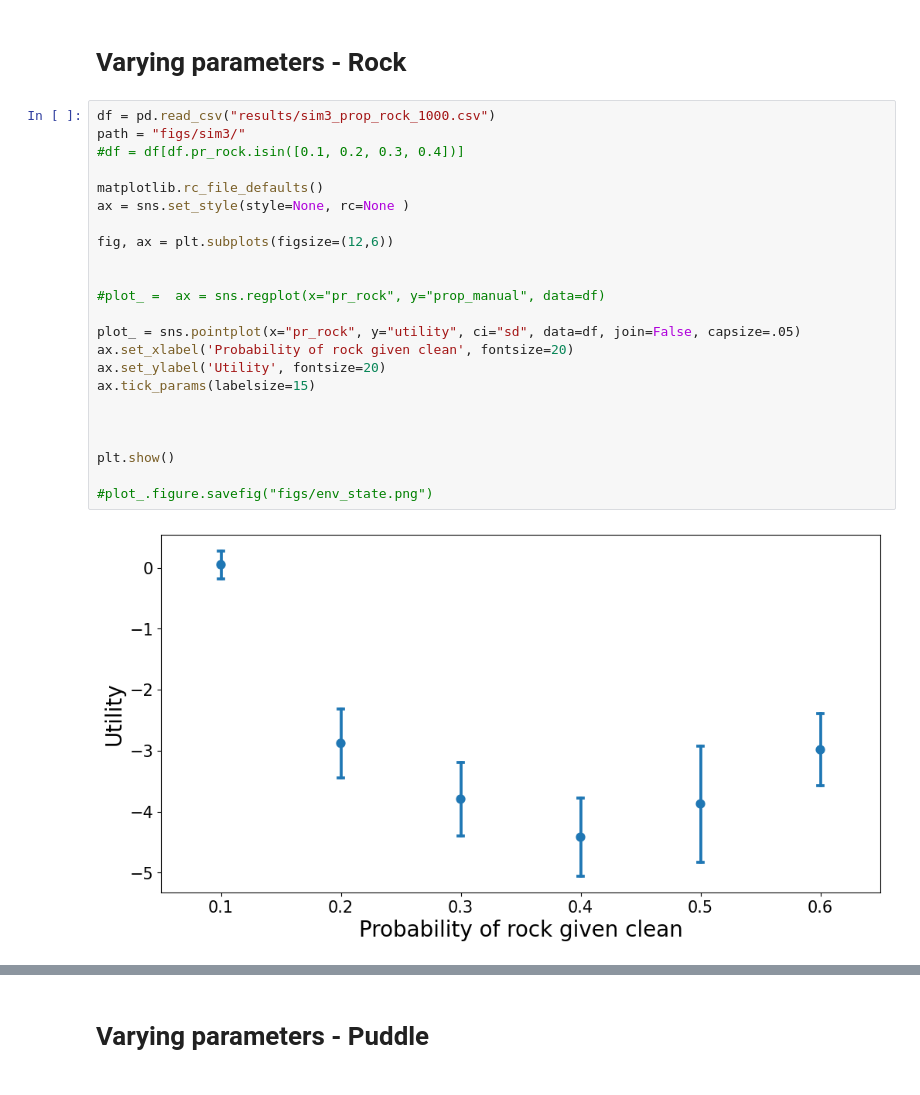
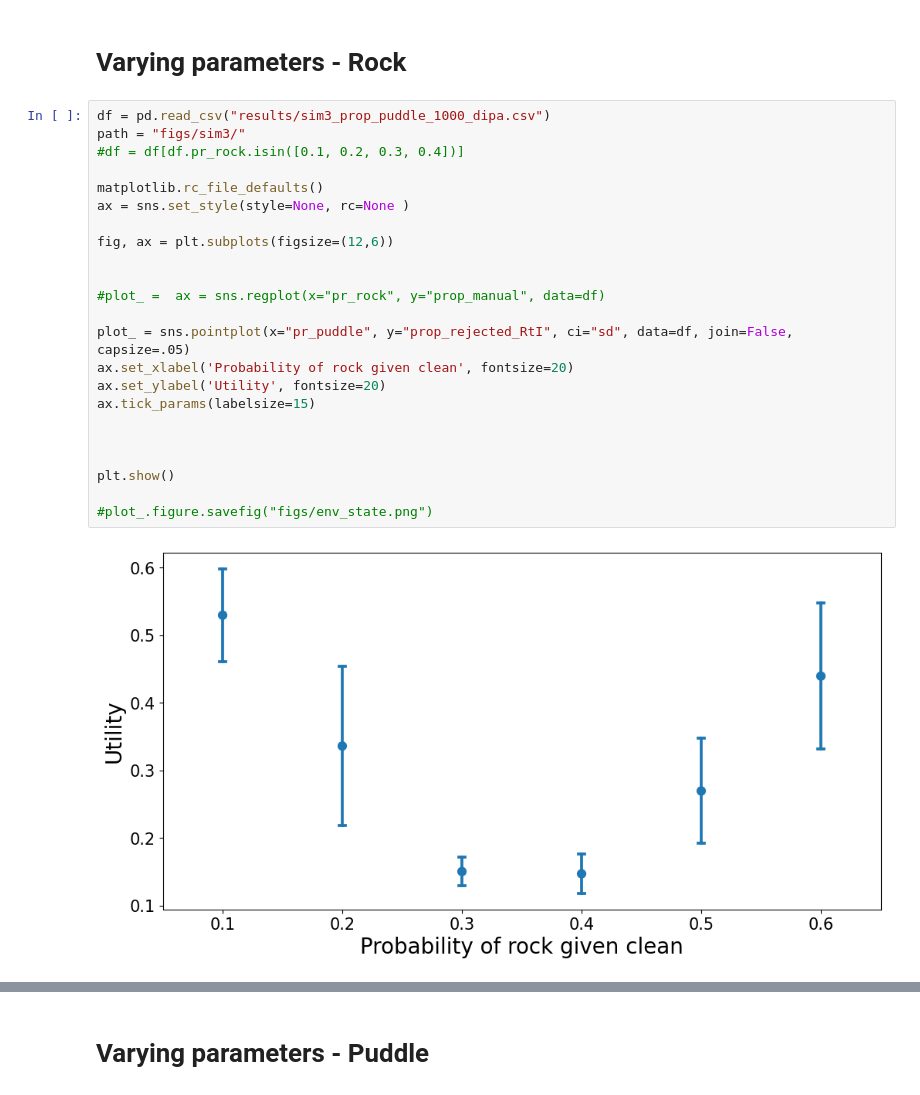
Before and after one commit to roinaveiro/ads_trusto, a Jupyter notebook: plots.ipynb, the cells around one changed output, grey strips where cells are left out. Saved outputs shown, nothing was run; the diff lists cells and outputs as text.

Commit message:
add dipa

```diff
--- a/plots.ipynb
+++ b/plots.ipynb
@@ -17,27 +17,27 @@ from ads import ADS
 # %% [markdown]
 # Varying parameters - Rock
 # %%
-df = pd.read_csv("results/sim3_prop_rock_1000.csv")
+df = pd.read_csv("results/sim3_prop_puddle_1000_dipa.csv")
 path = "figs/sim3/"
 #df = df[df.pr_rock.isin([0.1, 0.2, 0.3, 0.4])]
 
 matplotlib.rc_file_defaults()
 ax = sns.set_style(style=None, rc=None )
 
 fig, ax = plt.subplots(figsize=(12,6))
 
 
 #plot_ =  ax = sns.regplot(x="pr_rock", y="prop_manual", data=df)
 
-plot_ = sns.pointplot(x="pr_rock", y="utility", ci="sd", data=df, join=False, capsize=.05)
+plot_ = sns.pointplot(x="pr_puddle", y="prop_rejected_RtI", ci="sd", data=df, join=False, capsize=.05)
 ax.set_xlabel('Probability of rock given clean', fontsize=20)
 ax.set_ylabel('Utility', fontsize=20)
 ax.tick_params(labelsize=15)
 
 
 
 plt.show()
 
 #plot_.figure.savefig("figs/env_state.png")
 # %% [output]
-[figure, old version]
+[figure, new version]
```
Also changed, not shown: parts of 7 cells of this notebook, 5 other files.
